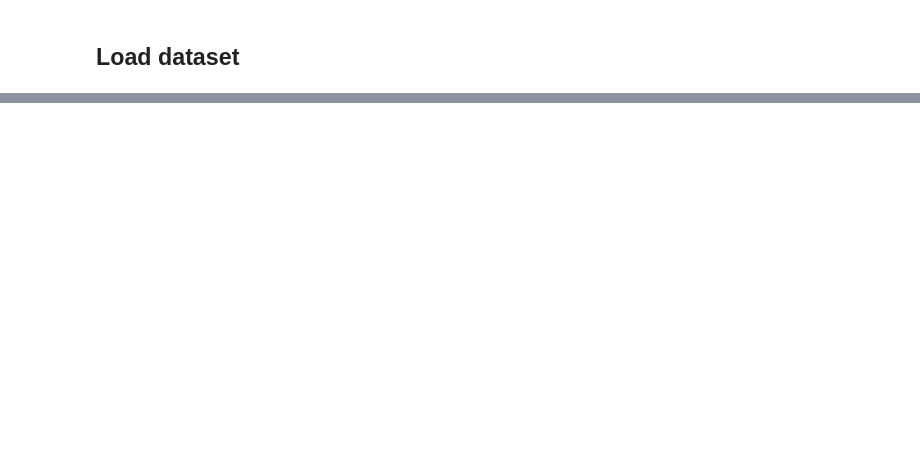
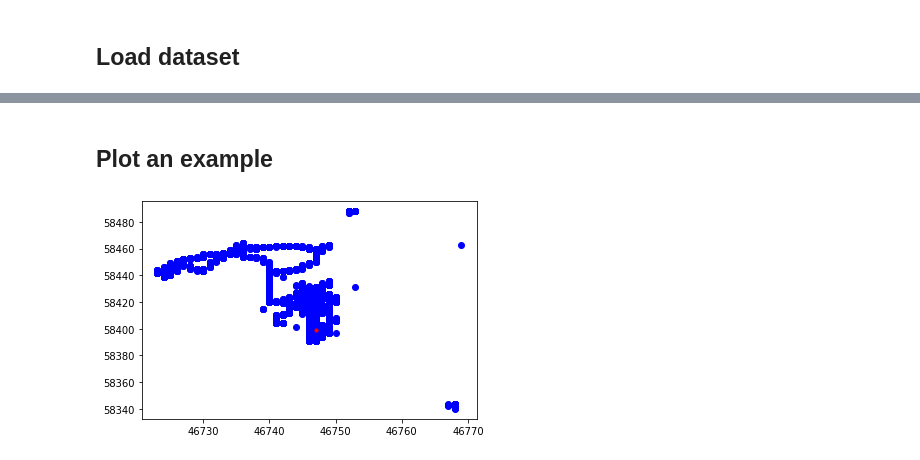
Before and after one commit to aballiet/UserData-Protection-Attack, a Jupyter notebook: Load_dataset_INSAnonym.ipynb, the cells around one changed output, grey strips where cells are left out. Cells and saved outputs as stored; diff of their text form; code cells hidden in the pictures; blank space fills up the shorter version.

```diff
--- a/Load_dataset_INSAnonym.ipynb
+++ b/Load_dataset_INSAnonym.ipynb
@@ -26,0 +87,8 @@ df = pd.read_csv('./challenge-dataset-time1.csv',
+# %%
+def compute_POI(user, df_users, nb_POI=1):
+    # List initialization
+    Input = list(zip(df_users[user]["new_longitude"], df_users[user]["new_latitude"]))
+
+    list_POI = Counter(elem for elem in Input).most_common(nb_POI)
+    coordinates, freq = zip(*list_POI)
+    return coordinates
@@ -27 +114,16 @@ df = pd.read_csv('./challenge-dataset-time1.csv',
+# %%
+res = {}
+for user in USERS:
+    res[user] = compute_POI(user, df_users, nb_POI=nb_poi)
+# %% [markdown]
+## Plot an example
+# %%
+x = [list(t) for t in zip(*res[USER_ID])][0]
+y = [list(t) for t in zip(*res[USER_ID])][1]
+
+plt.scatter(x=df_users[USER_ID]["new_longitude"], y=df_users[USER_ID]["new_latitude"], c='b')
+plt.scatter(x=x, y=y, s=10, c='r')
+plt.show()
+# %% [output]
+[figure, added]
 # %%
```
Also changed, not shown: parts of 14 cells of this notebook.
